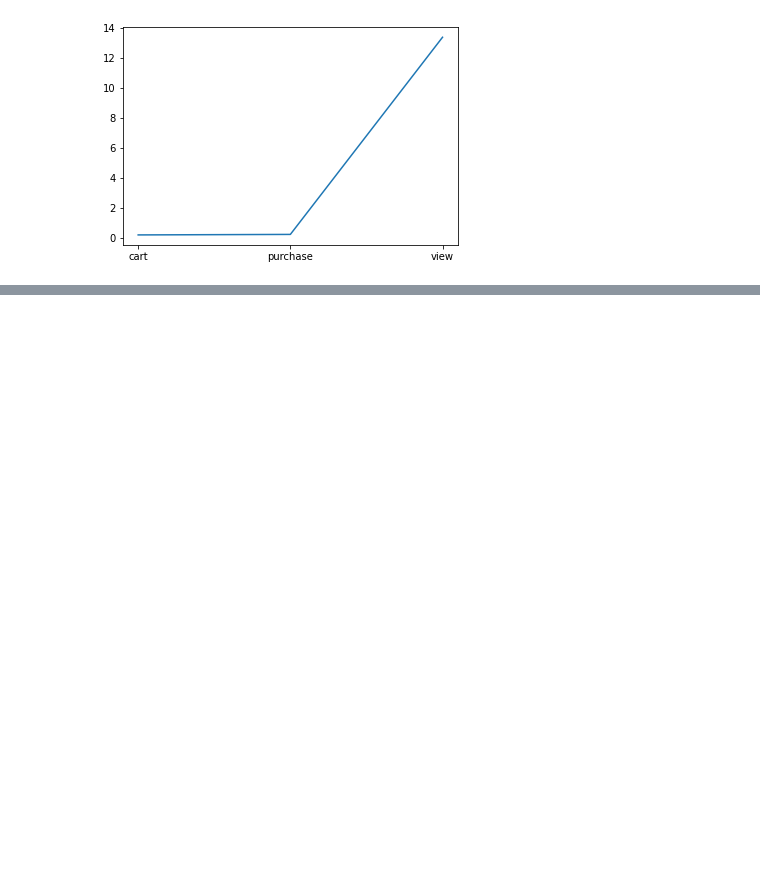
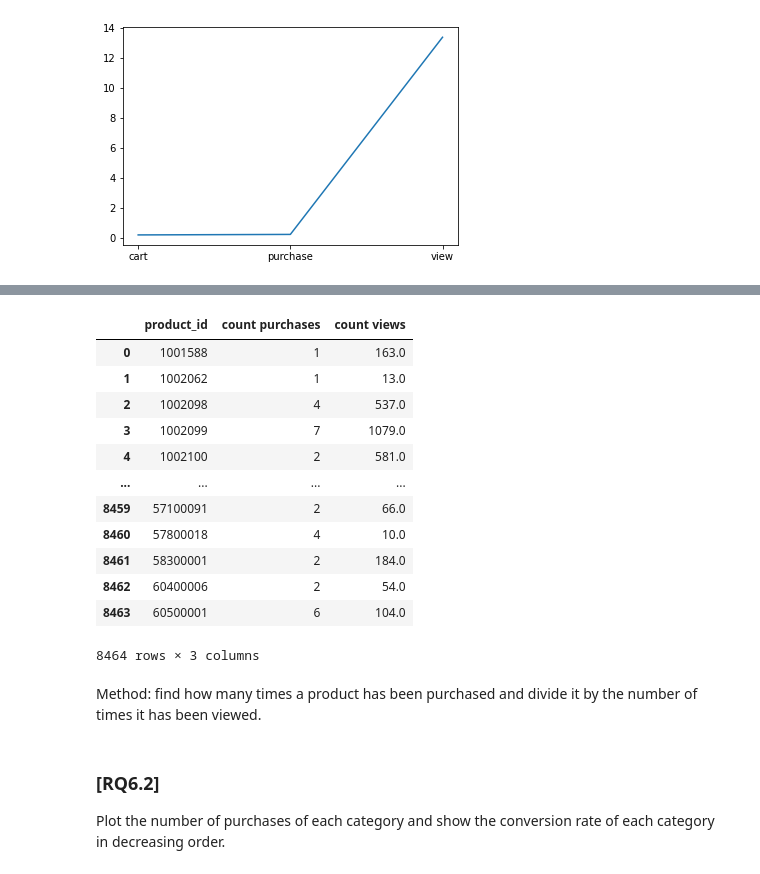
Before and after one commit to freebirdT/ADM_homework2, a Jupyter notebook: main.ipynb, the cells around one changed output, grey strips where cells are left out. Cells and saved outputs as stored; diff of their text form; code cells hidden in the pictures; blank space fills up the shorter version.

```diff
--- a/main.ipynb
+++ b/main.ipynb
@@ -244,0 +248,30 @@ From the plot we can deduce the following informations:
+# %%
+# The following table shows how many times a product has been purchased.
+purchasedProducts = pd.DataFrame(dataset[dataset.event_type == 'purchase'].groupby('product_id').product_id.count()).rename(columns={'product_id':'count purchases'}).reset_index()
+
+# The following table shows how many times a product has been viewed.
+viewedProducts = pd.DataFrame(dataset[dataset.event_type == 'view'].groupby('product_id').product_id.count()).rename(columns={'product_id':'count views'}).reset_index()
+
+# Do join on the two tables
+purchasedProducts.join(viewedProducts.set_index('product_id'), on='product_id')
+
+# Add a new column to the table and calculate the conversion rate for each product
+# %% [output]
+|  | product_id | count purchases | count views |
+| 0 | 1001588 | 1 | 163.0 |
+| 1 | 1002062 | 1 | 13.0 |
+| 2 | 1002098 | 4 | 537.0 |
+| 3 | 1002099 | 7 | 1079.0 |
+| 4 | 1002100 | 2 | 581.0 |
+| ... | ... | ... | ... |
+| 8459 | 57100091 | 2 | 66.0 |
+| 8460 | 57800018 | 4 | 10.0 |
+| 8461 | 58300001 | 2 | 184.0 |
+| 8462 | 60400006 | 2 | 54.0 |
+| 8463 | 60500001 | 6 | 104.0 |
+8464 rows × 3 columns
+# %% [markdown]
+Method: find how many times a product has been purchased and divide it by the number of times it has been viewed.
+# %% [markdown]
+### [RQ6.2]
+Plot the number of purchases of each category and show the conversion rate of each category in decreasing order.
```
Also changed, not shown: parts of 4 cells of this notebook.
